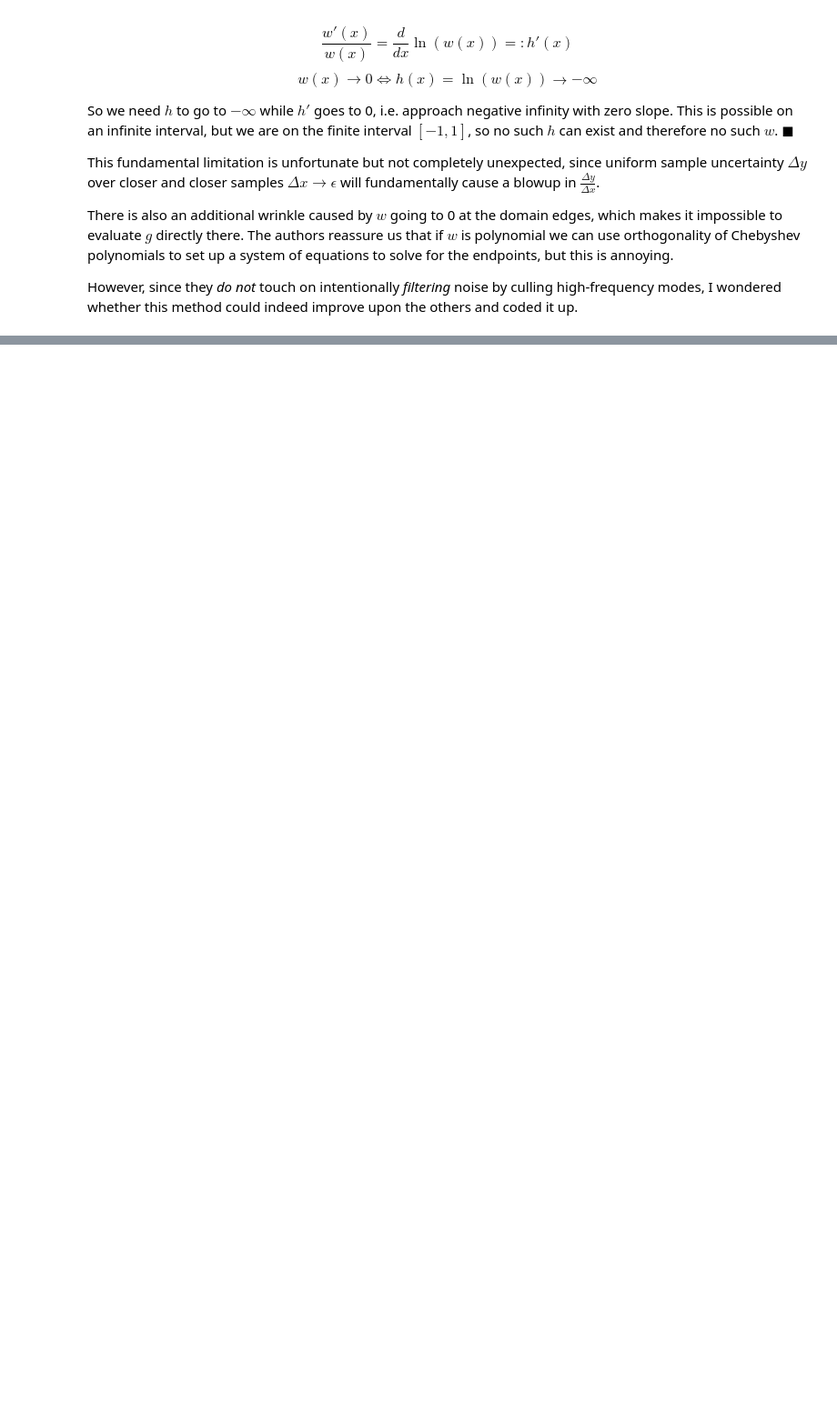
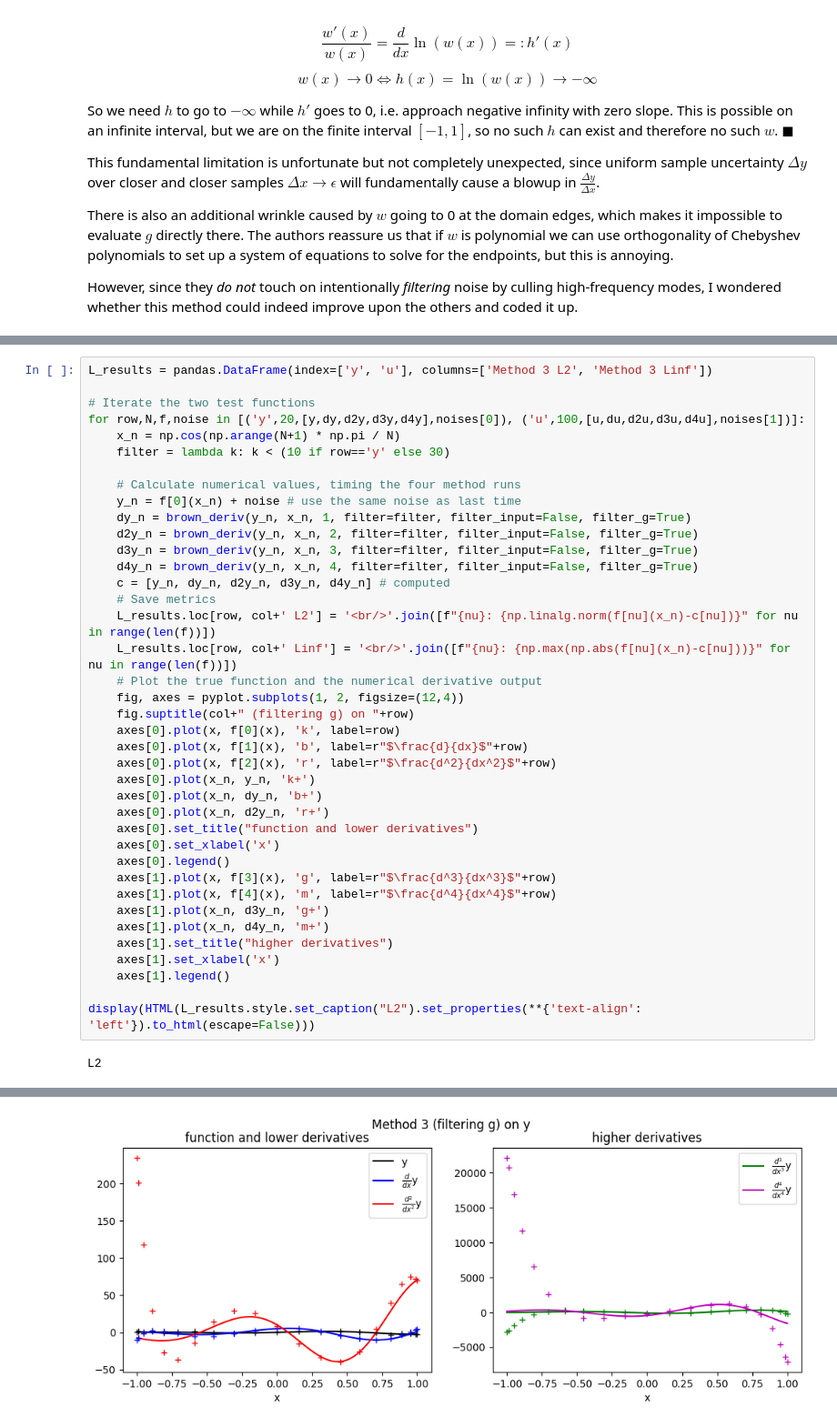
Before and after one commit to pavelkomarov/spectral-derivatives, a Jupyter notebook: notebooks/alternative_chebyshev_derivative_methods.ipynb, the cells around one changed output, grey strips where cells are left out. Shown at 91% size. Cells and saved outputs as stored; diff of their text form; blank space fills up the shorter version.

```diff
--- a/notebooks/alternative_chebyshev_derivative_methods.ipynb
+++ b/notebooks/alternative_chebyshev_derivative_methods.ipynb
@@ -303,0 +412,41 @@ d(u(x_n), filter=None)#lambda k: np.abs(k) < cutoff)
+# %%
+L_results = pandas.DataFrame(index=['y', 'u'], columns=['Method 3 L2', 'Method 3 Linf'])
+
+# Iterate the two test functions
+for row,N,f,noise in [('y',20,[y,dy,d2y,d3y,d4y],noises[0]), ('u',100,[u,du,d2u,d3u,d4u],noises[1])]:
+	x_n = np.cos(np.arange(N+1) * np.pi / N)
+	filter = lambda k: k < (10 if row=='y' else 30)
+
+	# Calculate numerical values, timing the four method runs
+	y_n = f[0](x_n) + noise # use the same noise as last time
+	dy_n = brown_deriv(y_n, x_n, 1, filter=filter, filter_input=False, filter_g=True)
+	d2y_n = brown_deriv(y_n, x_n, 2, filter=filter, filter_input=False, filter_g=True)
+	d3y_n = brown_deriv(y_n, x_n, 3, filter=filter, filter_input=False, filter_g=True)
+	d4y_n = brown_deriv(y_n, x_n, 4, filter=filter, filter_input=False, filter_g=True)
+	c = [y_n, dy_n, d2y_n, d3y_n, d4y_n] # computed
+	# Save metrics
+	L_results.loc[row, col+' L2'] = '<br/>'.join([f"{nu}: {np.linalg.norm(f[nu](x_n)-c[nu])}" for nu in range(len(f))])
+	L_results.loc[row, col+' Linf'] = '<br/>'.join([f"{nu}: {np.max(np.abs(f[nu](x_n)-c[nu]))}" for nu in range(len(f))])
+	# Plot the true function and the numerical derivative output
+	fig, axes = pyplot.subplots(1, 2, figsize=(12,4))
+	fig.suptitle(col+" (filtering g) on "+row)
+	axes[0].plot(x, f[0](x), 'k', label=row)
+	axes[0].plot(x, f[1](x), 'b', label=r"$\frac{d}{dx}$"+row)
+	axes[0].plot(x, f[2](x), 'r', label=r"$\frac{d^2}{dx^2}$"+row)
+	axes[0].plot(x_n, y_n, 'k+')
+	axes[0].plot(x_n, dy_n, 'b+')
+	axes[0].plot(x_n, d2y_n, 'r+')
+	axes[0].set_title("function and lower derivatives")
+	axes[0].set_xlabel('x')
+	axes[0].legend()
+	axes[1].plot(x, f[3](x), 'g', label=r"$\frac{d^3}{dx^3}$"+row)
+	axes[1].plot(x, f[4](x), 'm', label=r"$\frac{d^4}{dx^4}$"+row)
+	axes[1].plot(x_n, d3y_n, 'g+')
+	axes[1].plot(x_n, d4y_n, 'm+')
+	axes[1].set_title("higher derivatives")
+	axes[1].set_xlabel('x')
+	axes[1].legend()
+
+display(HTML(L_results.style.set_caption("L2").set_properties(**{'text-align': 'left'}).to_html(escape=False)))
+# %% [output]
+L2
@@ -303,0 +456 @@ d(u(x_n), filter=None)#lambda k: np.abs(k) < cutoff)
+[figure, added]
```
Also changed, not shown: parts of 17 cells of this notebook, 2 other files.
